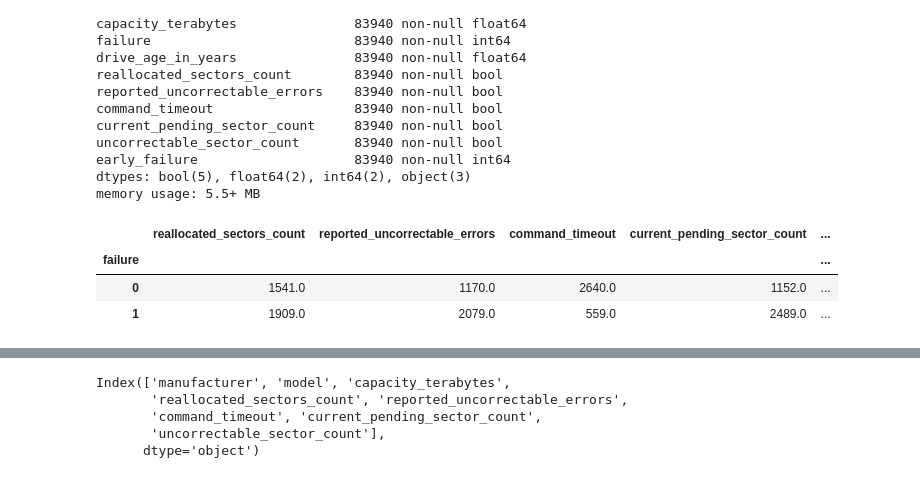
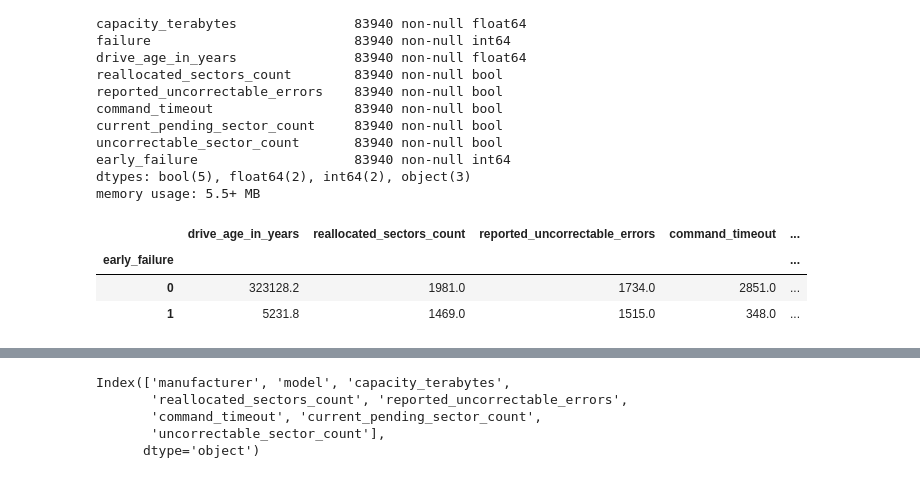
Before and after one commit to just-keep-spinning/hard-drive-project, a Jupyter notebook: misty_capstone_folder/mists-working.ipynb, the cells around one changed output, grey strips where cells are left out. Cells and saved outputs as stored; diff of their text form; code cells hidden in the pictures.

```diff
--- a/misty_capstone_folder/mists-working.ipynb
+++ b/misty_capstone_folder/mists-working.ipynb
@@ -130,17 +111,13 @@ memory usage: 14.8+ MB
 import seaborn as sns
 import matplotlib.pyplot as plt
 # %%
-import pandas as pd
-import numpy as np
-
-
 def remove_manufacturers(df):
     # Remove manufactures with low value counts
     df = df[(df.manufacturer != 'Samsung') & (df.manufacturer != 'Unknown')]
     return df
 
 
-def early_failure(df,cut_off=1.6):
+def early_failure(df,cut_off=2.6):
     '''
     Add column to identify early failures based on the age of the hard drive
 
@@ -148,7 +125,7 @@ def early_failure(df,cut_off=1.6):
     df['early_failure'] = np.where((df.drive_age_in_years <= cut_off) & (df.failure == 1), 1, 0)
     return df
 
-def old_or_fail(df,cut_off=1.6):
+def old_or_fail(df,cut_off=2.6):
     '''
     Retain rows for drives that have failed or are older than the cut off age
     '''
@@ -204,10 +181,10 @@ early_failure                    83940 non-null int64
 dtypes: bool(5), float64(2), int64(2), object(3)
 memory usage: 5.5+ MB
 # %%
-df.groupby('failure').sum().iloc[:,2:-1]
+df.groupby('early_failure').sum().iloc[:,2:-1]
 # %% [output]
-|  | reallocated_sectors_count | reported_uncorrectable_errors | command_timeout | current_pending_sector_count | ... |
-| failure |  |  |  |  | ... |
-| 0 | 1541.0 | 1170.0 | 2640.0 | 1152.0 | ... |
-| 1 | 1909.0 | 2079.0 | 559.0 | 2489.0 | ... |
+|  | drive_age_in_years | reallocated_sectors_count | reported_uncorrectable_errors | command_timeout | ... |
+| early_failure |  |  |  |  | ... |
+| 0 | 323128.2 | 1981.0 | 1734.0 | 2851.0 | ... |
+| 1 | 5231.8 | 1469.0 | 1515.0 | 348.0 | ... |
 # %%
```
Also changed, not shown: parts of 16 cells of this notebook, 1 other file.
